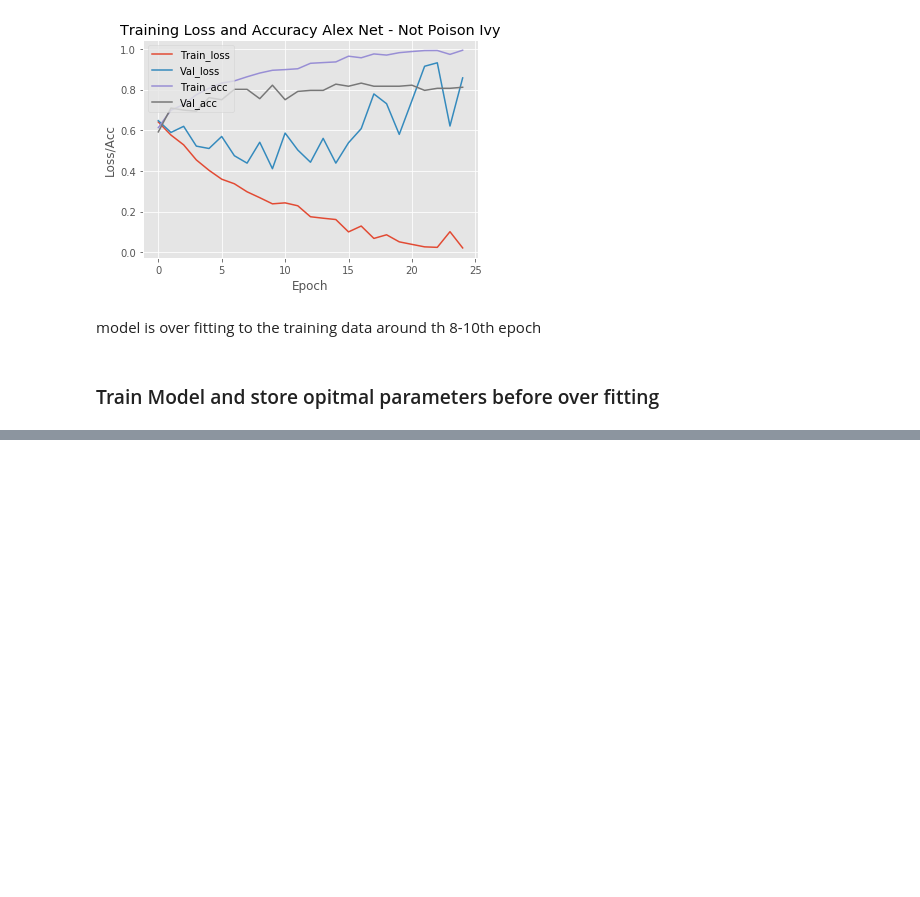
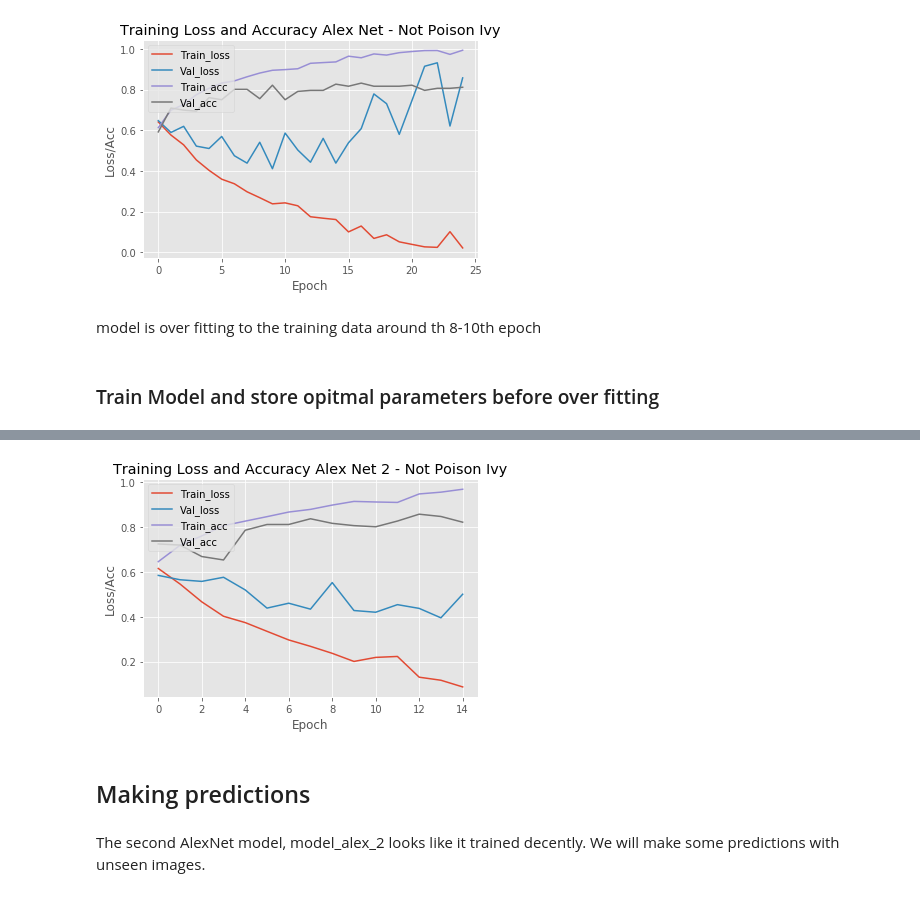
Before and after one commit to jltsao88/Capstone_Project_2, a Jupyter notebook: Binary_Classification_CNN.ipynb, the cells around one changed output, grey strips where cells are left out. Saved outputs shown, nothing was run; the diff lists cells and outputs as text; code cells hidden in the pictures; blank space fills up the shorter version.

Commit message:
added image prediction

```diff
--- a/Binary_Classification_CNN.ipynb
+++ b/Binary_Classification_CNN.ipynb
@@ -106,0 +133,4 @@ SyntaxError: invalid syntax (<ipython-input-16-88ea6bdaacba>, line 3)
+# %%
+arch.CNN.plot_acc_loss(15, alex_net_2, save=True, title='Alex Net 2 - Not Poison Ivy', path='plots', save_as='not_poisonivy_alex')
+# %% [output]
+[figure, added]
@@ -106,0 +139,4 @@ SyntaxError: invalid syntax (<ipython-input-16-88ea6bdaacba>, line 3)
+# %% [markdown]
+## Making predictions
+# %% [markdown]
+The second AlexNet model, model_alex_2 looks like it trained decently.  We will make some predictions with unseen images.
```
Also changed, not shown: parts of 14 cells of this notebook, 1 other file.
